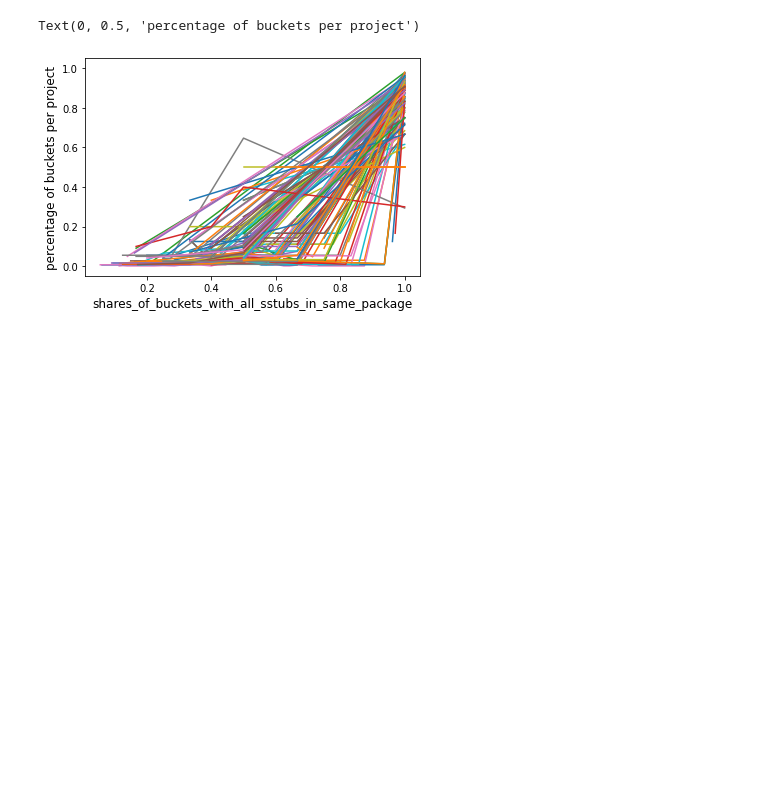
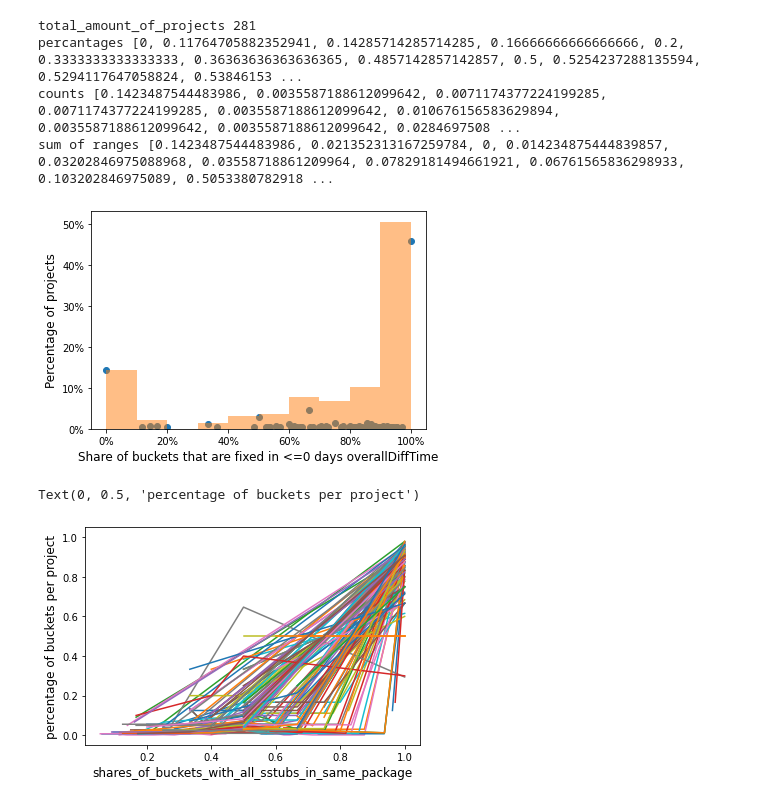
Before and after one commit to Diallo/Repated-SStuBs-Analysis, a Jupyter notebook: visualization_notebook.ipynb, the cells around one changed output. Saved outputs shown, nothing was run; the diff lists cells and outputs as text; code cells hidden in the pictures; blank space fills up the shorter version.

```diff
--- a/visualization_notebook.ipynb
+++ b/visualization_notebook.ipynb
@@ -52,0 +204,66 @@ get_bucket_to_path_graph(ax, 'files')
+# %%
+#Y% of projects have X% of buckets affecting only N package/file (or less)
+def get_intervals_to_project_percentage(interval_type, min_buckets_per_project):
+    intervals_to_project_percentage = []
+#     for project_info in list(analysis_data.values()):
+    for project_info in list(projects_with_min_buckets(min_buckets_per_project).values()):
+        x_to_y = {}
+        buckets_amount = len(project_info['buckets'].values())
+        all_intervals = [bucket[interval_type]
+                                     for bucket in project_info['buckets'].values()]
+        distinct_intervals = sorted(set(all_intervals))
+        for x_value in distinct_intervals:
+            x_value_appearances = len([1 for interval in all_intervals
+                                       if x_value == interval])
+            x_to_y[x_value] = x_value_appearances/buckets_amount
+        intervals_to_project_percentage.append(x_to_y)
+    return intervals_to_project_percentage
+
+def get_project_share_to_percentage_of_buckets_fixed_over_n_days(interval_type, n, min_buckets_per_project):
+    intervals_to_project_percentage = get_intervals_to_project_percentage(interval_type, min_buckets_per_project)
+    total_amount_of_projects = len(intervals_to_project_percentage)
+    percentages_for_n_days = []
+    for project in intervals_to_project_percentage:
+        accumulated_percentage = 0
+        for i in range(n + 1):
+            if i in project.keys():
+                accumulated_percentage += project[i]
+        percentages_for_n_days.append(accumulated_percentage)
+
+    #how often does each percentage appear?
+    unique_percentages = set(percentages_for_n_days)
+    sorted_unique_percentages = sorted(unique_percentages)
+    print('total_amount_of_projects', total_amount_of_projects)
+
+    percentages = []
+    counts = []
+    for percentage in sorted_unique_percentages:
+        projects_with_percentage = len([p for p in percentages_for_n_days if p == percentage])
+        percentages.append(percentage)
+        counts.append(projects_with_percentage/total_amount_of_projects)
+
+    ax.scatter(percentages, counts)
+    print('percantages', percentages)
+    print('counts', counts)
+    #     ax.scatter(x_array, y_array, s=3)
+
+    ax.set_xlabel(f'Share of buckets that are fixed in <={n} days {interval_type}', fontsize=12)
+    ax.set_ylabel(f'Percentage of projects', fontsize=12)
+    ax.yaxis.set_major_formatter(mtick.PercentFormatter(1.0))
+    ax.xaxis.set_major_formatter(mtick.PercentFormatter(1.0))
+
+    show_range_accumulations(ax, percentages, counts)
+
+#buckets to days of fixing
+fig = plt.figure()
+ax = plt.gca()
+# ax.axis([0,1,0,1])
+
+get_project_share_to_percentage_of_buckets_fixed_over_n_days('overallDiffTime', n=0, min_buckets_per_project=1)
+# get_project_share_to_percentage_of_buckets_fixed_over_n_days('overallDiffTime', n=0, min_buckets_per_project=5)
+# %% [output]
+total_amount_of_projects 281
+percantages [0, 0.11764705882352941, 0.14285714285714285, 0.16666666666666666, 0.2, 0.3333333333333333, 0.36363636363636365, 0.4857142857142857, 0.5, 0.5254237288135594, 0.5294117647058824, 0.53846153 ...
+counts [0.1423487544483986, 0.0035587188612099642, 0.0071174377224199285, 0.0071174377224199285, 0.0035587188612099642, 0.010676156583629894, 0.0035587188612099642, 0.0035587188612099642, 0.0284697508 ...
+sum of ranges [0.1423487544483986, 0.021352313167259784, 0, 0.014234875444839857, 0.03202846975088968, 0.03558718861209964, 0.07829181494661921, 0.06761565836298933, 0.103202846975089, 0.5053380782918 ...
+[figure, added]
```
Also changed, not shown: parts of 14 cells of this notebook.
